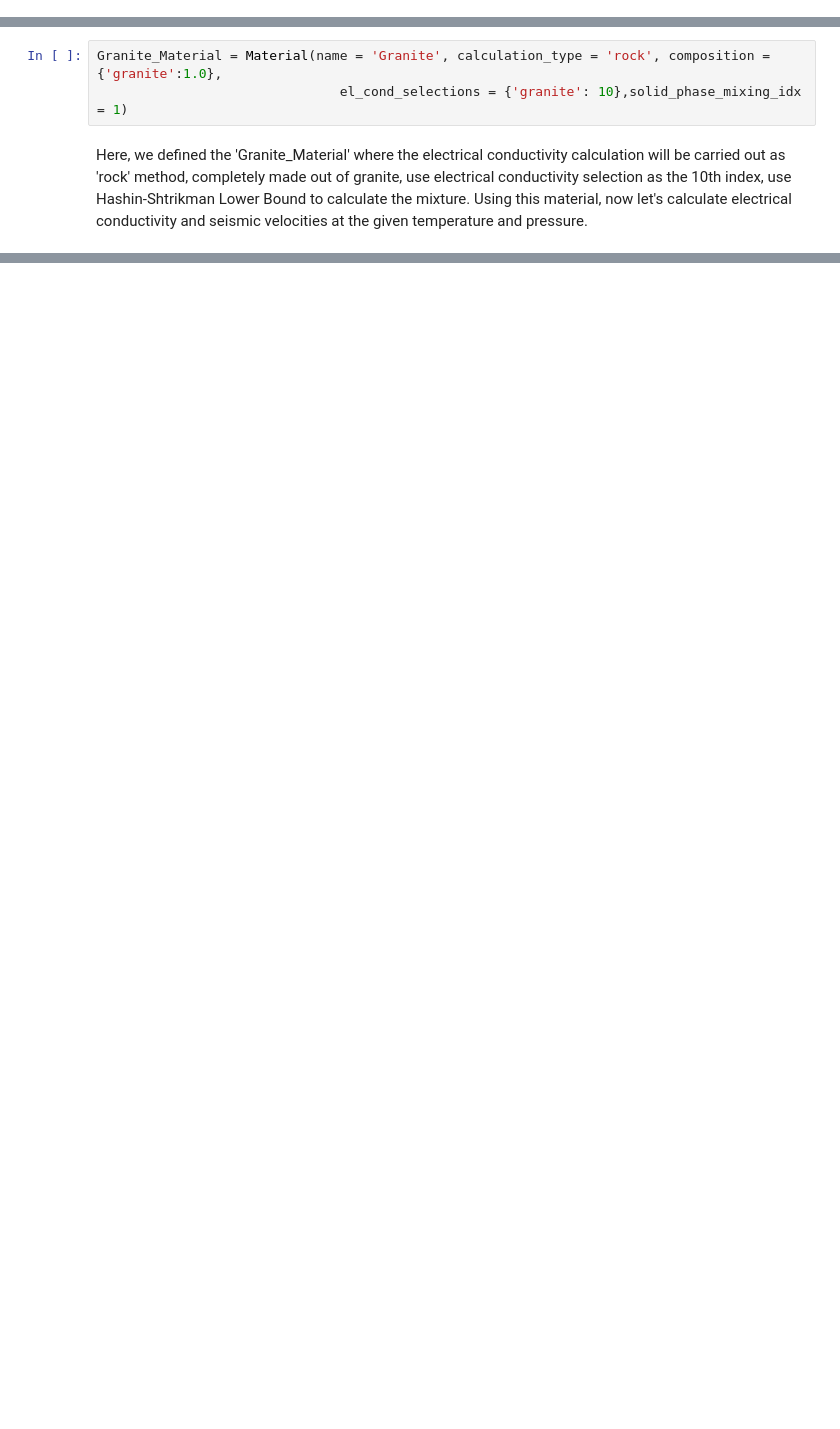
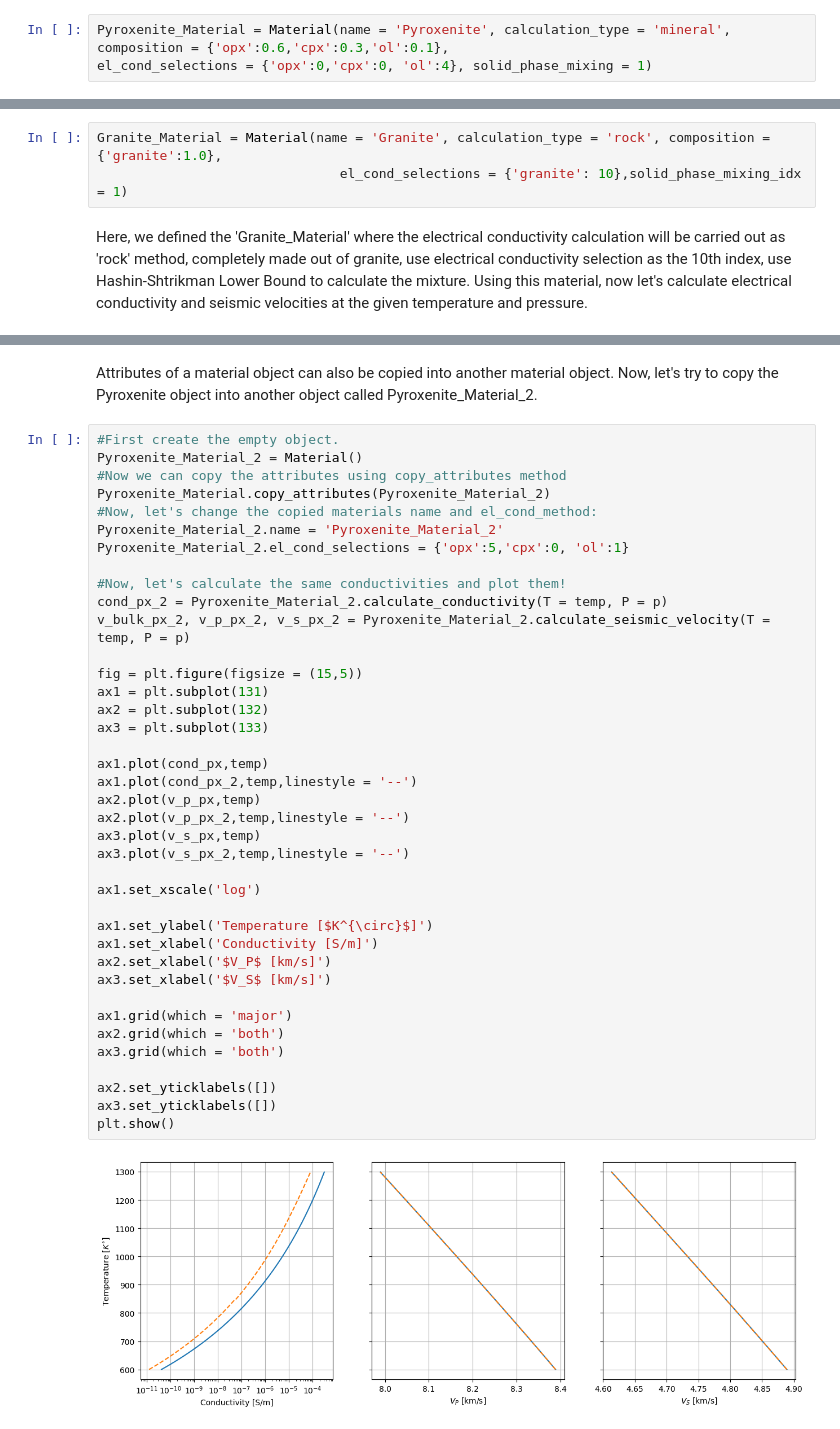
Before and after one commit to sinanozaydin/pide, a Jupyter notebook: examples/notebooks/4_Material.ipynb, the cells around one changed output, grey strips where cells are left out. Cells and saved outputs as stored; diff of their text form; blank space fills up the shorter version.

```diff
--- a/examples/notebooks/4_Material.ipynb
+++ b/examples/notebooks/4_Material.ipynb
@@ -13,0 +16,3 @@ from pide.material import Material
+# %%
+Pyroxenite_Material = Material(name = 'Pyroxenite', calculation_type = 'mineral', composition = {'opx':0.6,'cpx':0.3,'ol':0.1},
+el_cond_selections = {'opx':0,'cpx':0, 'ol':4}, solid_phase_mixing = 1)
@@ -54,0 +90,43 @@ ax3.set_yticklabels([])
+# %% [markdown]
+Attributes of a material object can also be copied into another material object. Now, let's try to copy the Pyroxenite object into another object called Pyroxenite_Material_2.
+# %%
+#First create the empty object.
+Pyroxenite_Material_2 = Material()
+#Now we can copy the attributes using copy_attributes method
+Pyroxenite_Material.copy_attributes(Pyroxenite_Material_2)
+#Now, let's change the copied materials name and el_cond_method:
+Pyroxenite_Material_2.name = 'Pyroxenite_Material_2'
+Pyroxenite_Material_2.el_cond_selections = {'opx':5,'cpx':0, 'ol':1}
+
+#Now, let's calculate the same conductivities and plot them!
+cond_px_2 = Pyroxenite_Material_2.calculate_conductivity(T = temp, P = p)
+v_bulk_px_2, v_p_px_2, v_s_px_2 = Pyroxenite_Material_2.calculate_seismic_velocity(T = temp, P = p)
+
+fig = plt.figure(figsize = (15,5))
+ax1 = plt.subplot(131)
+ax2 = plt.subplot(132)
+ax3 = plt.subplot(133)
+
+ax1.plot(cond_px,temp)
+ax1.plot(cond_px_2,temp,linestyle = '--')
+ax2.plot(v_p_px,temp)
+ax2.plot(v_p_px_2,temp,linestyle = '--')
+ax3.plot(v_s_px,temp)
+ax3.plot(v_s_px_2,temp,linestyle = '--')
+
+ax1.set_xscale('log')
+
+ax1.set_ylabel('Temperature [$K^{\circ}$]')
+ax1.set_xlabel('Conductivity [S/m]')
+ax2.set_xlabel('$V_P$ [km/s]')
+ax3.set_xlabel('$V_S$ [km/s]')
+
+ax1.grid(which = 'major')
+ax2.grid(which = 'both')
+ax3.grid(which = 'both')
+
+ax2.set_yticklabels([])
+ax3.set_yticklabels([])
+plt.show()
+# %% [output]
+[figure, added]
```
Also changed, not shown: parts of 5 cells of this notebook.
